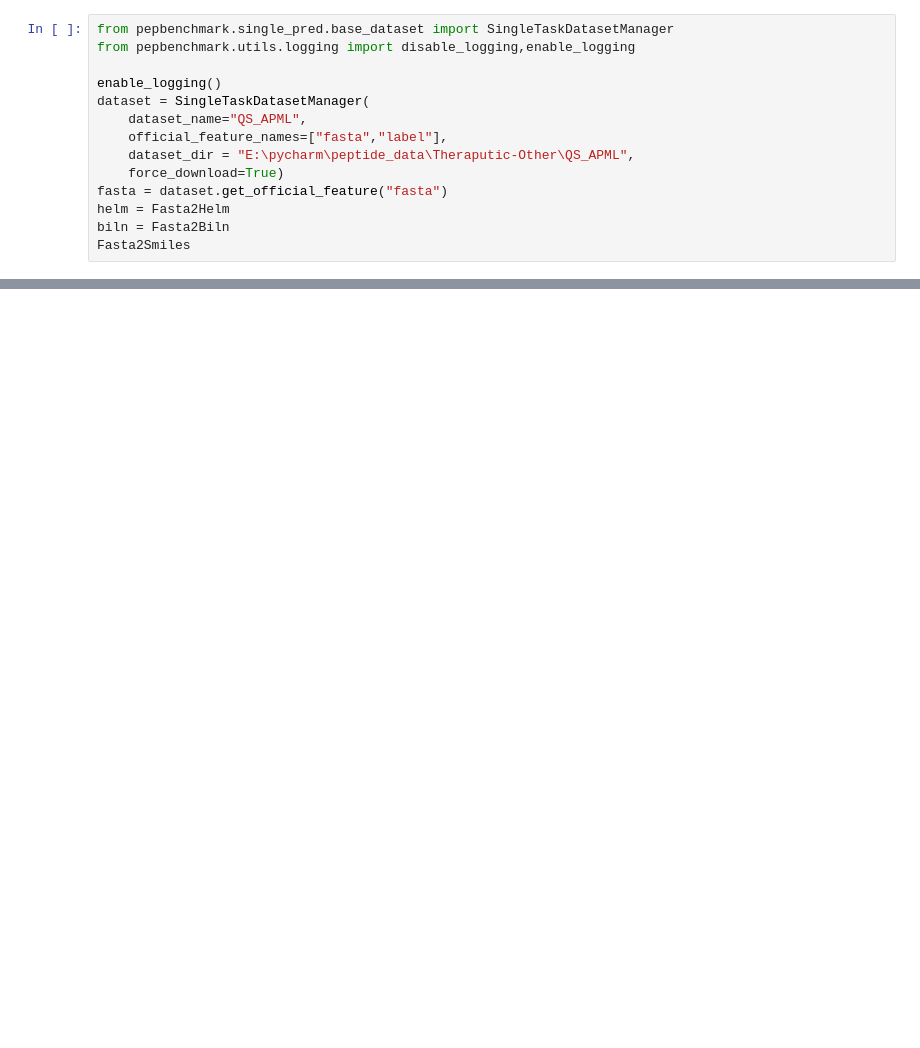
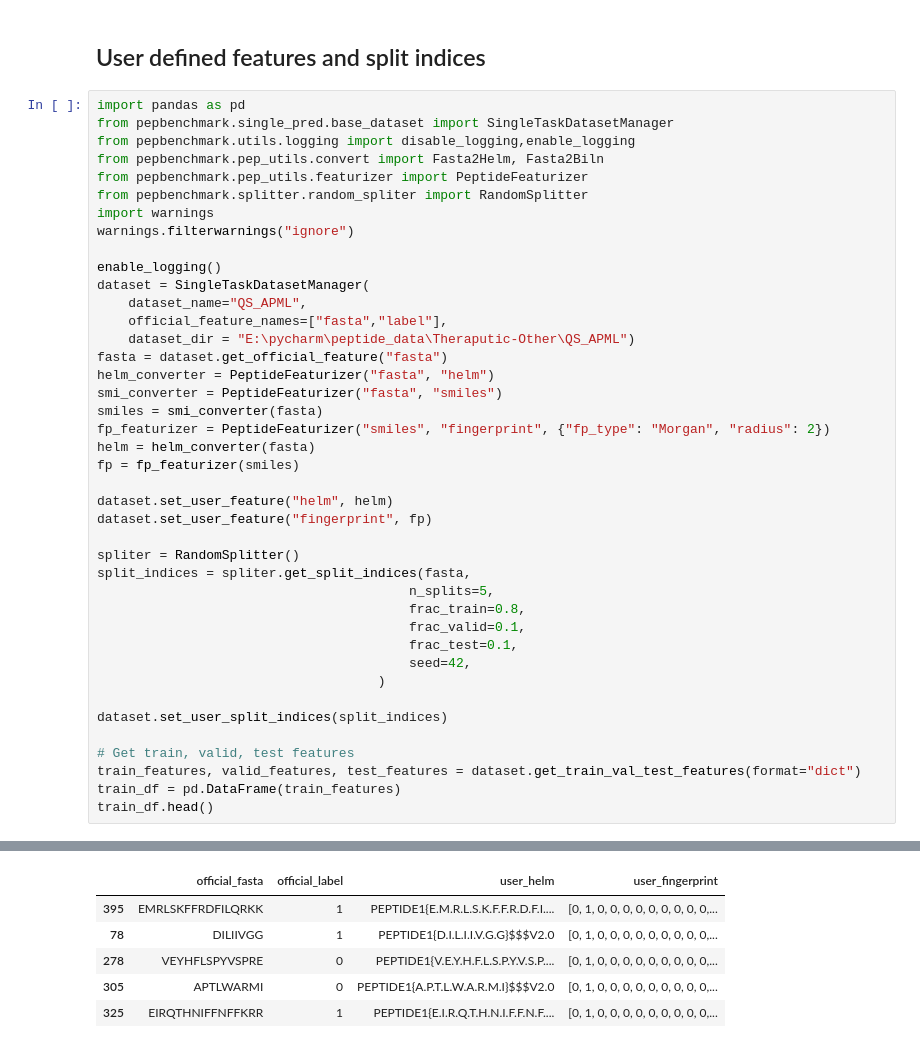
Before and after one commit to ZGCI-AI4S-Pep/PepBenchmark, a Jupyter notebook: notebook/basic.ipynb, the cells around one changed output, grey strips where cells are left out. Drawn from its saved outputs; the diff is of its cells as text; blank space fills up the shorter version.

```diff
--- a/notebook/basic.ipynb
+++ b/notebook/basic.ipynb
@@ -31,15 +65,44 @@ ModuleNotFoundError: No module named 'numpy'
+# %% [markdown]
+## User defined features and split indices
 # %%
+import pandas as pd
 from pepbenchmark.single_pred.base_dataset import SingleTaskDatasetManager
 from pepbenchmark.utils.logging import disable_logging,enable_logging
+from pepbenchmark.pep_utils.convert import Fasta2Helm, Fasta2Biln
+from pepbenchmark.pep_utils.featurizer import PeptideFeaturizer
+from pepbenchmark.splitter.random_spliter import RandomSplitter
+import warnings
+warnings.filterwarnings("ignore")
 
 enable_logging()
 dataset = SingleTaskDatasetManager(
     dataset_name="QS_APML",
     official_feature_names=["fasta","label"],
-    dataset_dir = "E:\pycharm\peptide_data\Theraputic-Other\QS_APML",
-    force_download=True)
+    dataset_dir = "E:\pycharm\peptide_data\Theraputic-Other\QS_APML")
 fasta = dataset.get_official_feature("fasta")
-helm = Fasta2Helm
-biln = Fasta2Biln
-Fasta2Smiles
+helm_converter = PeptideFeaturizer("fasta", "helm")
+smi_converter = PeptideFeaturizer("fasta", "smiles")
+smiles = smi_converter(fasta)
+fp_featurizer = PeptideFeaturizer("smiles", "fingerprint", {"fp_type": "Morgan", "radius": 2})
+helm = helm_converter(fasta)
+fp = fp_featurizer(smiles)
+
+dataset.set_user_feature("helm", helm)
+dataset.set_user_feature("fingerprint", fp)
+
+spliter = RandomSplitter()
+split_indices = spliter.get_split_indices(fasta,
+                                        n_splits=5,
+                                        frac_train=0.8,
+                                        frac_valid=0.1,
+                                        frac_test=0.1,
+                                        seed=42,
+                                    )
+
+dataset.set_user_split_indices(split_indices)
+
+# Get train, valid, test features
+train_features, valid_features, test_features = dataset.get_train_val_test_features(format="dict")
+train_df = pd.DataFrame(train_features)
+train_df.head()
 # %% [output]
@@ -46,0 +126,6 @@ ModuleNotFoundError: No module named 'numpy'
+|  | official_fasta | official_label | user_helm | user_fingerprint |
+| 395 | EMRLSKFFRDFILQRKK | 1 | PEPTIDE1{E.M.R.L.S.K.F.F.R.D.F.I.... | [0, 1, 0, 0, 0, 0, 0, 0, 0, 0, 0,... |
+| 78 | DILIIVGG | 1 | PEPTIDE1{D.I.L.I.I.V.G.G}$$$V2.0 | [0, 1, 0, 0, 0, 0, 0, 0, 0, 0, 0,... |
+| 278 | VEYHFLSPYVSPRE | 0 | PEPTIDE1{V.E.Y.H.F.L.S.P.Y.V.S.P.... | [0, 1, 0, 0, 0, 0, 0, 0, 0, 0, 0,... |
+| 305 | APTLWARMI | 0 | PEPTIDE1{A.P.T.L.W.A.R.M.I}$$$V2.0 | [0, 1, 0, 0, 0, 0, 0, 0, 0, 0, 0,... |
+| 325 | EIRQTHNIFFNFFKRR | 1 | PEPTIDE1{E.I.R.Q.T.H.N.I.F.F.N.F.... | [0, 1, 0, 0, 0, 0, 0, 0, 0, 0, 0,... |
```
Also changed, not shown: parts of 6 cells of this notebook, 7 other files.
